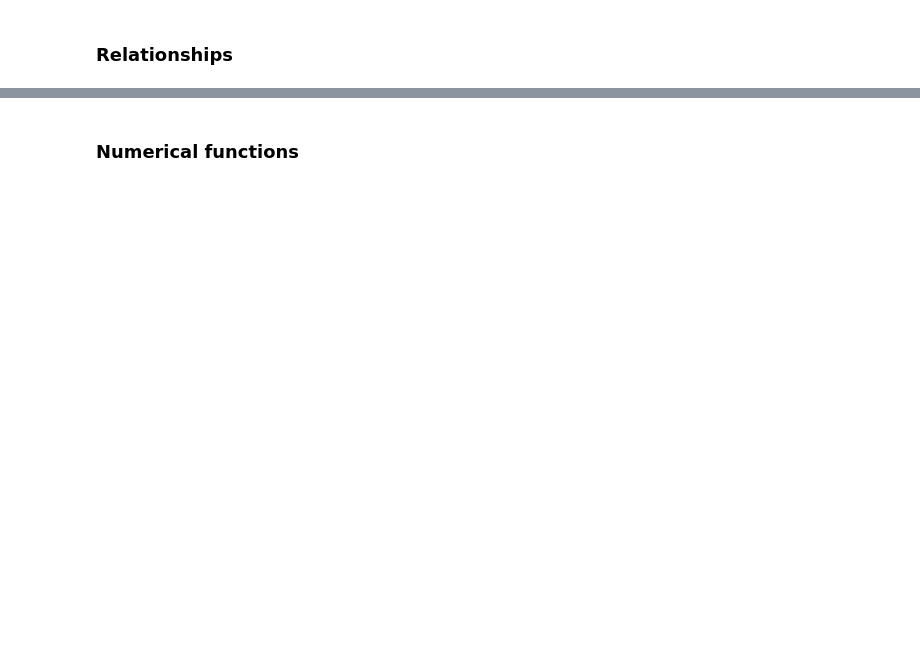
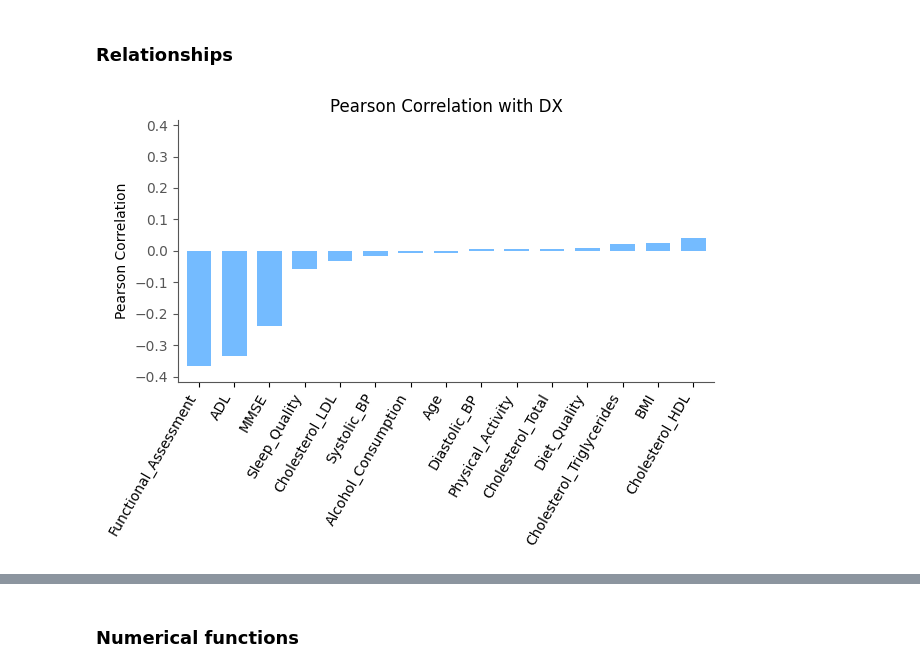
Before and after one commit to mardelmir/EDA_Project, a Jupyter notebook: functions.ipynb, the cells around one changed output, grey strips where cells are left out. Saved outputs shown, nothing was run; the diff lists cells and outputs as text; code cells hidden in the pictures; blank space fills up the shorter version.

```diff
--- a/functions.ipynb
+++ b/functions.ipynb
@@ -290,3 +246,9 @@ categorical_correlation(df_main, 'DX', categorical_main)[0]
 # %% [output]
 {'Memory_Complaints': np.float64(1.526605098526405e-45),
  'Behavioral_Problems': np.float64(4.731446795211872e-25)}
+# %%
+main_classification = dt.classify_by_cardinality(df_main)
+column_selection = main_classification.loc[main_classification['Suggested Type'].isin(['Numerical (discrete)', 'Numerical (continuous)'])]
+numerical_main = column_selection.index.to_list()
+numerical_main.append('DX')
+num_main = df_main[numerical_main]
@@ -295,3 +379,7 @@ categorical_correlation(df_main, 'DX', categorical_main)[0]
+# %%
+plot_numerical_correlation(df_main[numerical_main], 'DX')
+# %% [output]
+[figure, added]
 # %%
 def plot_categorical_relationship_stacked(df, cat_col1, cat_cols2, n_columns = 3, *, relative = False, rotation = 0, palette = 'viridis'):
     # Validate cat_cols2 type
```
Also changed, not shown: parts of 16 cells of this notebook, 8 other files.
